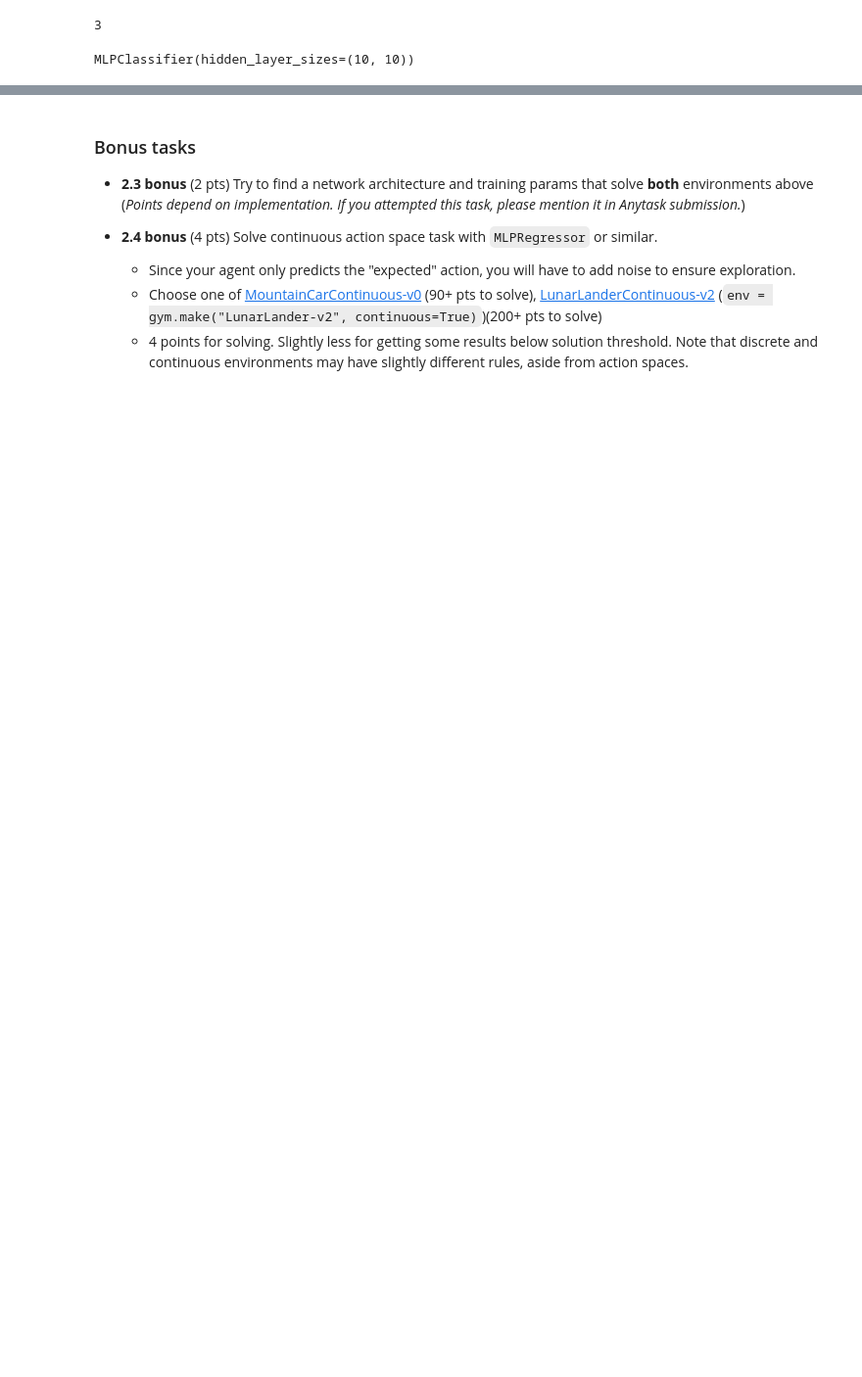
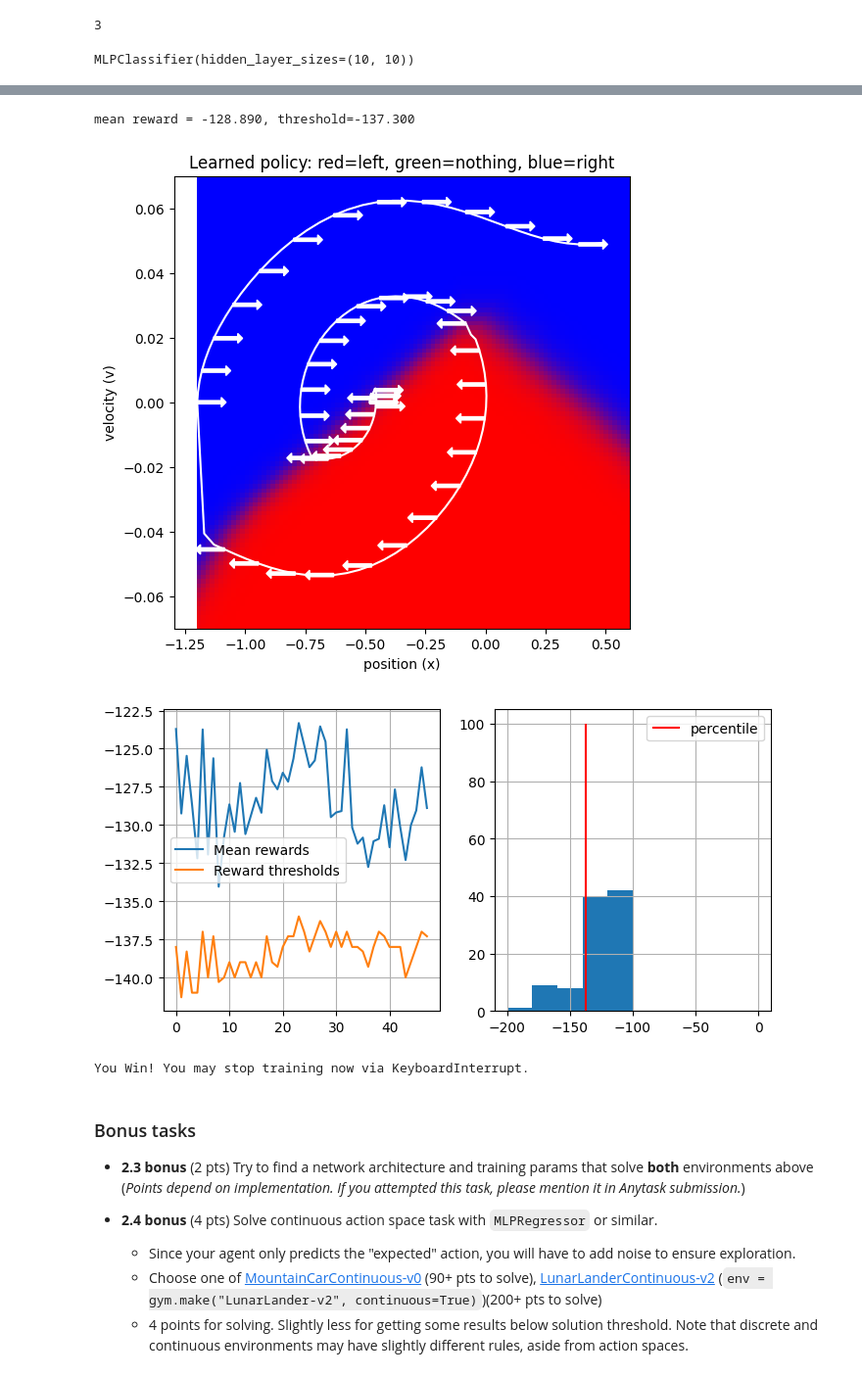
Before and after one commit to crustaceano/Practical_RL, a Jupyter notebook: week01_intro/deep_crossentropy_method.ipynb, the cells around one changed output, grey strips where cells are left out. Shown: that part at 98% size. Drawn from its saved outputs; the diff is of its cells as text; code cells hidden in the pictures; blank space fills up the shorter version.

Commit message:
Adding training looop and obtain 125 mean reward

```diff
--- a/week01_intro/deep_crossentropy_method.ipynb
+++ b/week01_intro/deep_crossentropy_method.ipynb
@@ -394,3 +394,33 @@ visualize_mountain_car(env.unwrapped, agent)
+# %%
+n_sessions = 100
+percentile = 30
+t_max = 10**3
+log = []
+
+for i in range(100):
+    sessions = [generate_session(env, agent, t_max=t_max) for _ in range(n_sessions)]
+
+    states_batch, actions_batch, rewards_batch = zip(*sessions)
+
+    elite_states, elite_actions = select_elites(
+        states_batch, actions_batch, rewards_batch, percentile=percentile
+    )
+
+    agent.partial_fit(elite_states, elite_actions)
+
+    show_progress(
+        rewards_batch, log, percentile, reward_range=[-200, 0]
+    )
+
+    visualize_mountain_car(env.unwrapped, agent)
+
+    if np.mean(rewards_batch) > -200:
+        print("You Win! You may stop training now via KeyboardInterrupt.")
+# %% [output]
+mean reward = -128.890, threshold=-137.300
+[figure, added]
+[figure, added]
+You Win! You may stop training now via KeyboardInterrupt.
 # %% [markdown]
 ### Bonus tasks
 
```
Also changed, not shown: parts of 5 cells of this notebook.
